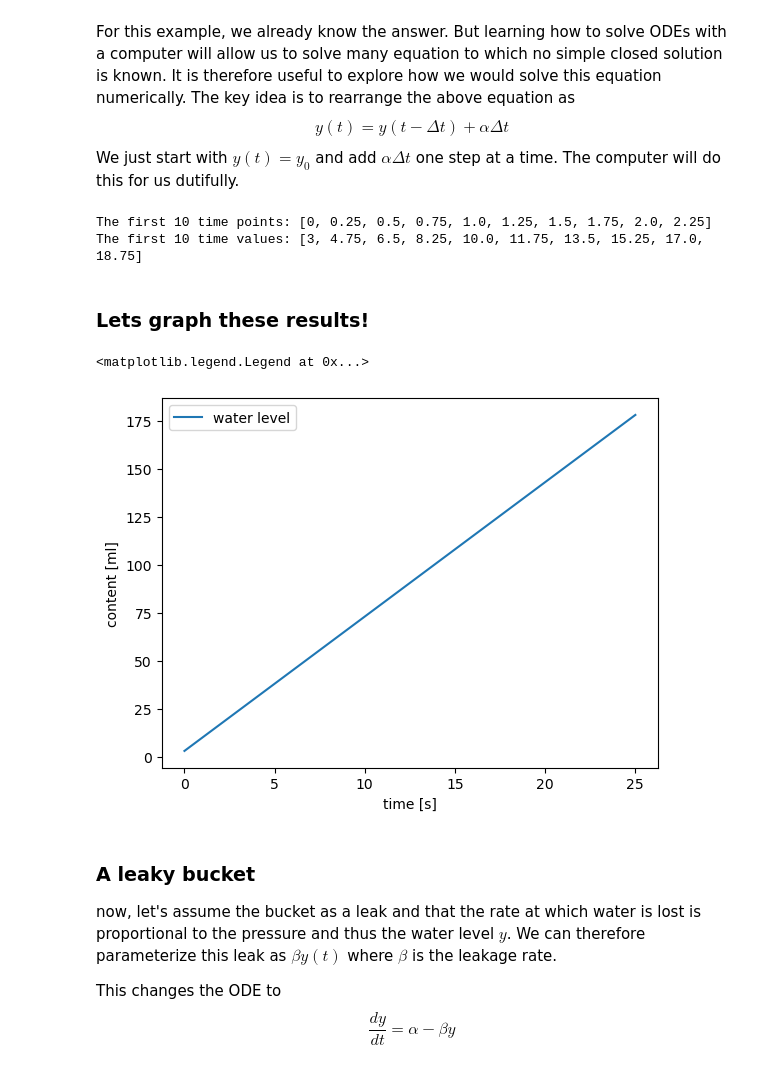
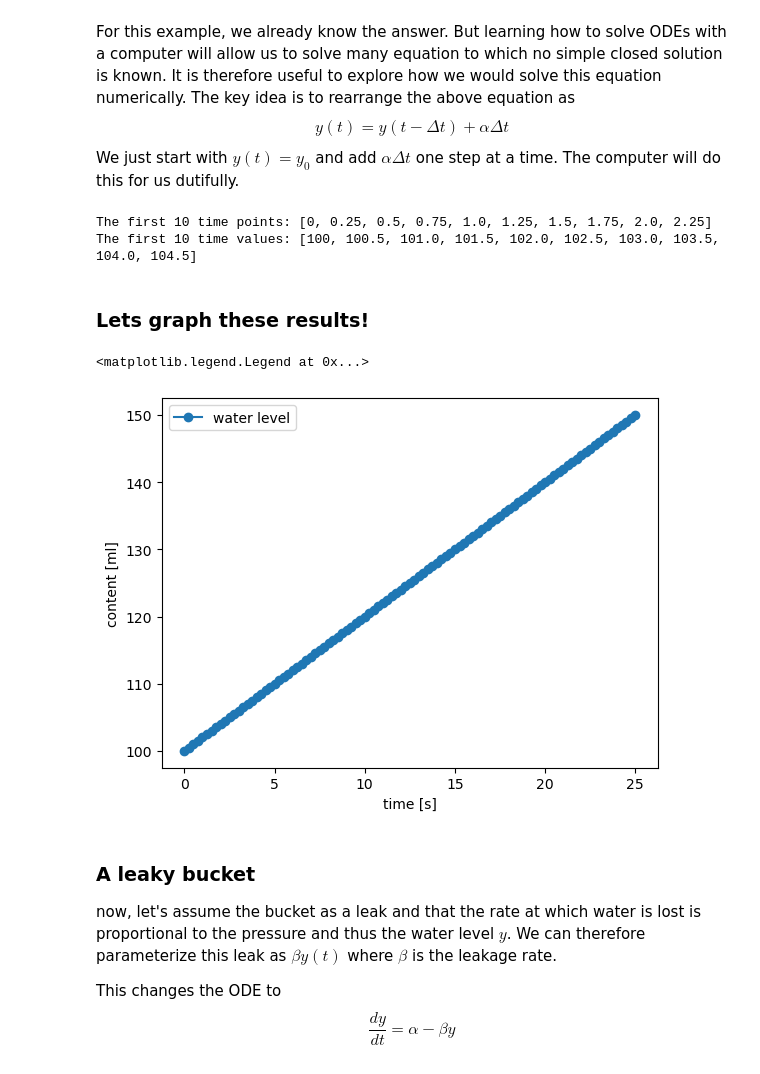
Before and after one commit to neherlab/PoL1-course-materials, a Jupyter notebook: notebooks/lecture02a_differentialequations.ipynb, the cells around one changed output. Drawn from its saved outputs; the diff is of its cells as text; code cells hidden in the pictures.

Commit message:
update first 2026 lectures

```diff
--- a/notebooks/lecture02a_differentialequations.ipynb
+++ b/notebooks/lecture02a_differentialequations.ipynb
@@ -64,12 +64,12 @@ y(t) = y(t-\Delta t) + \alpha \Delta t
 $$
 We just start with $y(t) = y_0$ and add $\alpha \Delta t$ one step at a time. The computer will do this for us dutifully.
 # %%
-y_0 = 3  # this is a quantity with units ml
+y_0 = 100  # this is a quantity with units ml
 t_0 = 0  # we start at 0 seconds
 y = [y_0]   # this is the list in which we will gather y(t_0), y(t_1), y(t_2), etc
 t = [t_0]   # this list will contain the time points t_0, t_1, t_2
 
-alpha = 7  # this is in ml/s
+alpha = 2  # this is in ml/s
 
 Delta_t = 0.25 # discrete time intervals
 n_steps = 100  # number of steps we want to integrate, the final time will be t_0 + n_steps*Delta_t
@@ -84,19 +84,19 @@ print("The first 10 time points:", t[:10])
 print("The first 10 time values:", y[:10])
 # %% [output]
 The first 10 time points: [0, 0.25, 0.5, 0.75, 1.0, 1.25, 1.5, 1.75, 2.0, 2.25]
-The first 10 time values: [3, 4.75, 6.5, 8.25, 10.0, 11.75, 13.5, 15.25, 17.0, 18.75]
+The first 10 time values: [100, 100.5, 101.0, 101.5, 102.0, 102.5, 103.0, 103.5, 104.0, 104.5]
 # %% [markdown]
 ### Lets graph these results!
 # %%
 import matplotlib.pyplot as plt
 
-plt.plot(t, y, label='water level')
+plt.plot(t, y, 'o-', label='water level')
 plt.xlabel('time [s]')  # label axis and specify units!
 plt.ylabel('content [ml]')
 plt.legend()
 # %% [output]
 <matplotlib.legend.Legend at 0x...>
-[figure, old version]
+[figure, new version]
 # %% [markdown]
 ### A leaky bucket
 
```
Also changed, not shown: parts of 3 cells of this notebook, 4 other files.
